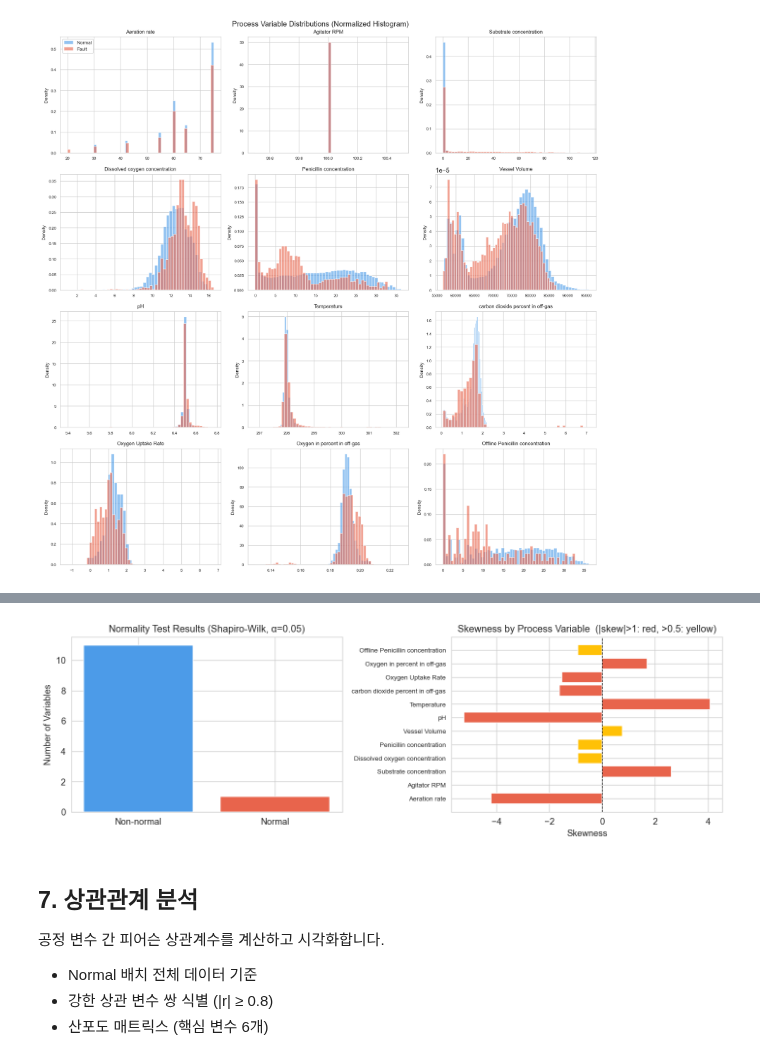
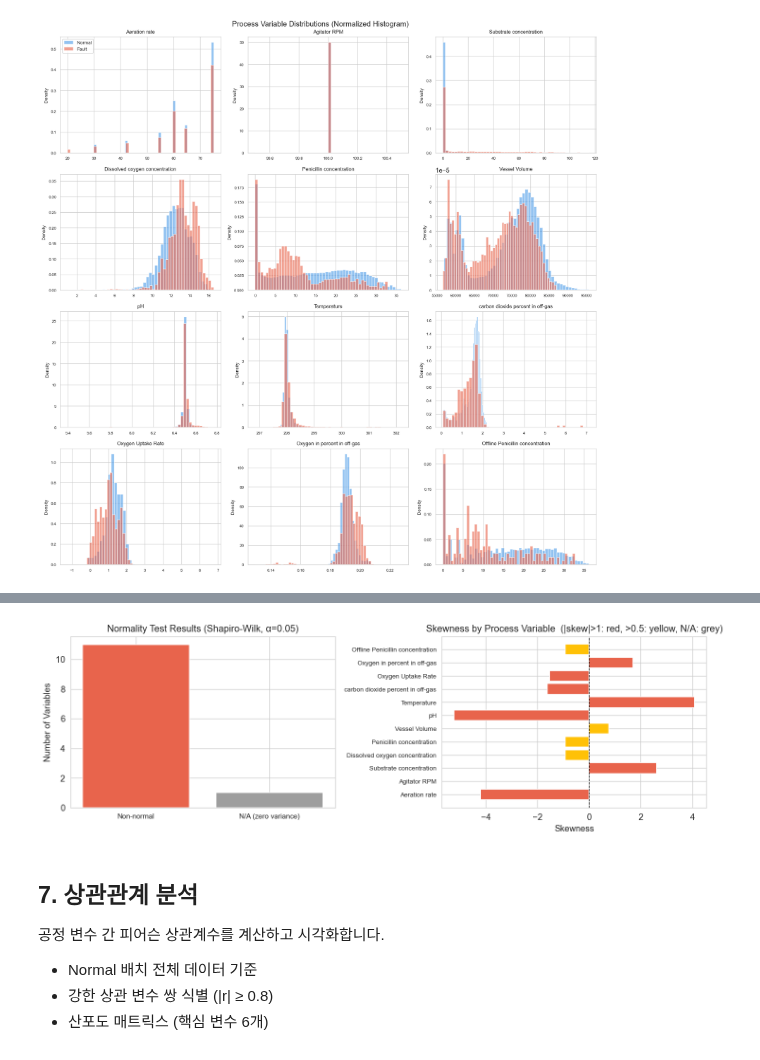
Before and after one commit to abc-engineer/indpensim-ai-research, a Jupyter notebook: notebooks/01_eda_statistical_analysis.ipynb, the cells around one changed output, grey strips where cells are left out. Saved outputs shown, nothing was run; the diff lists cells and outputs as text; code cells hidden in the pictures.

```diff
--- a/notebooks/01_eda_statistical_analysis.ipynb
+++ b/notebooks/01_eda_statistical_analysis.ipynb
@@ -86,20 +87,22 @@ print(f'공정 변수 수     : {len(process_cols)}')
 print(f'라만 채널 수     : {len(raman_cols)}')
 
 dtype_map = {col: 'float32' for col in raman_cols}
-dtype_map[PAT_COL] = 'Int8'
+# PAT_COL('2-PAT control')은 배치 번호(1~100)를 저장하므로 Int8 불필요
+if FAULT_COL in all_cols:
+    dtype_map[FAULT_COL] = 'Int8'
 
 print('데이터 로드 시작... (수십 초 소요 예상)')
 df = pd.read_csv(MAIN_PATH, dtype=dtype_map, low_memory=False)
 df.columns = df.columns.str.strip()
 
 # ── 배치 번호 컬럼 생성 (Time (h) 리셋 시점 탐지) ─────────
-# 'Batch reference' 컬럼은 실제 배치 번호가 아닌 이진 플래그(0/1)
+# 'Batch reference' 컬럼은 0/1 이진 플래그, 'PAT_ref' 컬럼은 배치 번호(1~100)
 # 실제 배치 경계는 Time (h)가 감소(리셋)하는 지점으로 탐지
 time_diff   = df[TIME_COL].diff()
 reset_mask  = time_diff.fillna(0) < 0   # True = 새 배치 시작 행
 batch_num   = reset_mask.cumsum() + 1   # 배치 번호 1~100
 df['batch_number'] = batch_num.astype(int)
-BATCH_NUM_COL = 'batch_number'          # 이후 코드에서 이 컬럼 사용
+BATCH_NUM_COL = 'batch_number'
 
 mem_mb = df.memory_usage(deep=True).sum() / 1024**2
 print(f'\n로드 완료!')
@@ -407,10 +402,10 @@ KEYWORDS = [
     'aeration', 'agitator', 'rpm', 'ph', 'temperature',
     'dissolved', 'penicillin', 'substrate', 'volume', 'co2', 'oxygen',
 ]
-exclude_cols = {TIME_COL, PAT_COL, 'batch_number'}
+exclude_cols_group = {TIME_COL, PAT_COL, 'batch_number'}
 numeric_process_cols_tmp = [
     c for c in process_cols
-    if c not in exclude_cols and pd.api.types.is_numeric_dtype(df[c])
+    if c not in exclude_cols_group and pd.api.types.is_numeric_dtype(df[c])
 ]
 key_vars = [
     c for c in numeric_process_cols_tmp
@@ -552,6 +547,18 @@ normality_results = []
 for var in key_vars:
     batch_means = df.groupby(BATCH_NUM_COL)[var].mean().dropna()
     if len(batch_means) < 3:
+        continue
+
+    # 분산이 0인 변수 (예: Agitator RPM = 100 고정) — 검정 불가
+    if batch_means.std() == 0:
+        normality_results.append({
+            'variable':        var.split('(')[0].strip(),
+            'shapiro_stat':    None,
+            'p_value':         None,
+            'normality':       'N/A (zero variance)',
+            'skewness':        None,
+            'excess_kurtosis': None,
+        })
         continue
 
     stat_sw, p_sw = stats.shapiro(batch_means)
@@ -593,27 +600,36 @@ carbon dioxide percent in off-gas        0.8852   0.0000  Non-normal -1.625
 # %%
 # ── 정규성 검정 요약 시각화 ──────────────────────────────
 norm_counts = norm_df['normality'].value_counts()
+bar_color_map = {
+    'Normal':             '#4C9BE8',
+    'Non-normal':         '#E8644C',
+    'N/A (zero variance)':'#9E9E9E',
+}
+bar_colors = [bar_color_map.get(k, '#AAAAAA') for k in norm_counts.index]
 
 fig, axes = plt.subplots(1, 2, figsize=(12, 4))
 
-axes[0].bar(norm_counts.index, norm_counts.values, color=['#4C9BE8', '#E8644C'])
+axes[0].bar(norm_counts.index, norm_counts.values, color=bar_colors)
 axes[0].set_ylabel('Number of Variables')
 axes[0].set_title('Normality Test Results (Shapiro-Wilk, α=0.05)')
+axes[0].tick_params(axis='x', labelsize=9)
 
-axes[1].barh(norm_df['variable'], norm_df['skewness'], color=[
-    '#E8644C' if abs(s) > 1 else ('#FFC107' if abs(s) > 0.5 else '#4C9BE8')
+skew_colors = [
+    '#9E9E9E' if pd.isna(s)
+    else ('#E8644C' if abs(s) > 1 else ('#FFC107' if abs(s) > 0.5 else '#4C9BE8'))
     for s in norm_df['skewness']
-])
+]
+axes[1].barh(norm_df['variable'], norm_df['skewness'].fillna(0), color=skew_colors)
 axes[1].axvline(0, color='black', linewidth=0.8, linestyle='--')
 axes[1].set_xlabel('Skewness')
-axes[1].set_title('Skewness by Process Variable  (|skew|>1: red, >0.5: yellow)')
+axes[1].set_title('Skewness by Process Variable  (|skew|>1: red, >0.5: yellow, N/A: grey)')
 axes[1].tick_params(axis='y', labelsize=8)
 
 plt.tight_layout()
 plt.savefig(RESULTS_DIR / 'figures' / '01_normality_summary.png', bbox_inches='tight')
 plt.show()
 # %% [output]
-[figure, old version]
+[figure, new version]
 # %% [markdown]
 ## 7. 상관관계 분석
 
```
Also changed, not shown: parts of 9 cells of this notebook, 19 other files.
